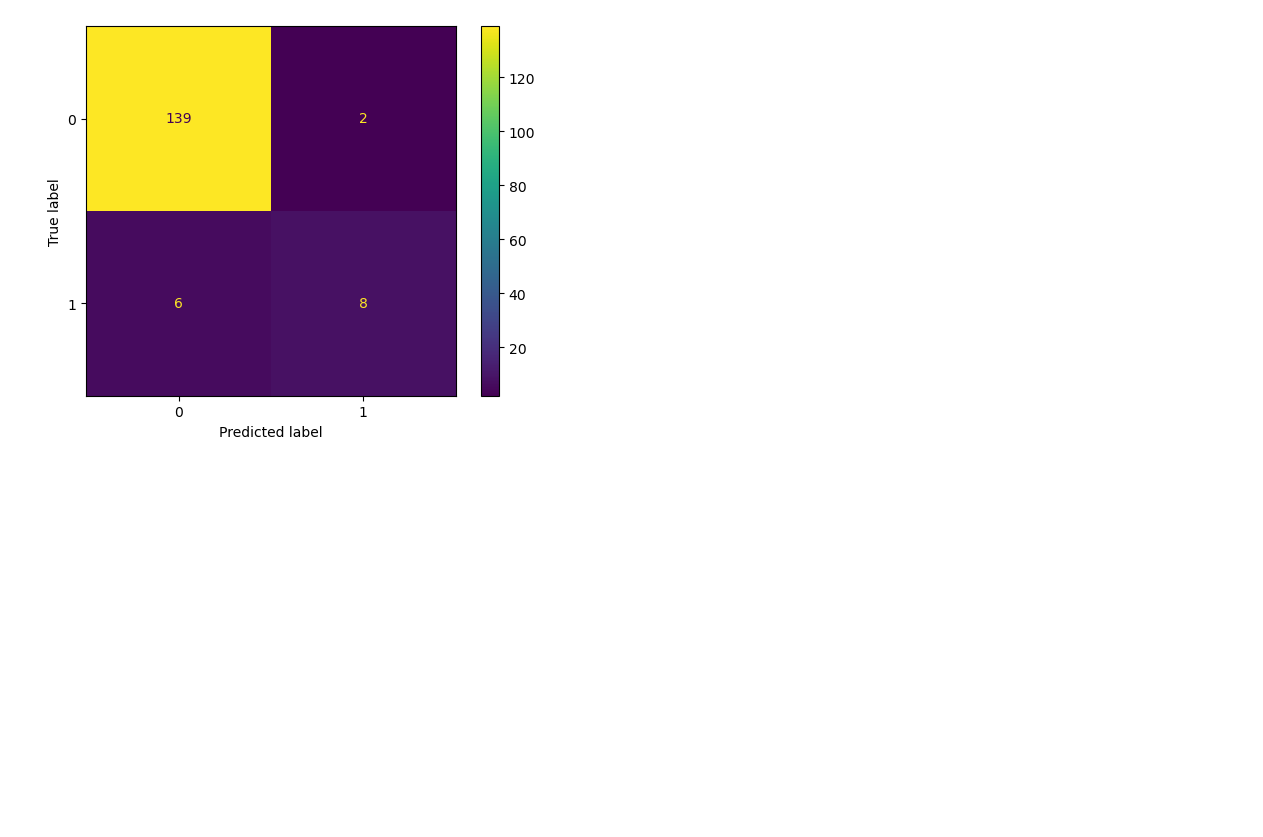
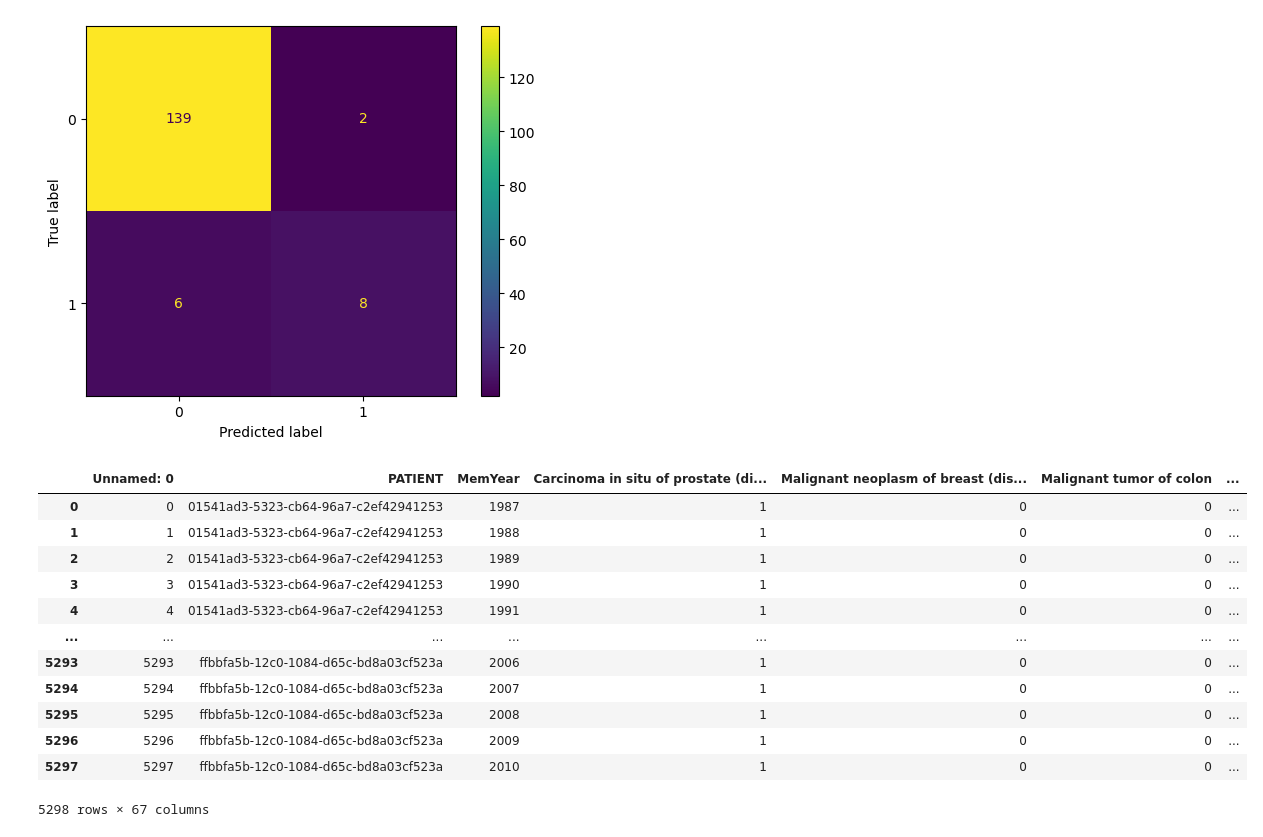
Before and after one commit to wanderer-yh/EHR---Team-6-Project, a Jupyter notebook: Eckstein_work_in_progress.ipynb, the cells around one changed output. Drawn from its saved outputs; the diff is of its cells as text; code cells hidden in the pictures; blank space fills up the shorter version.

```diff
--- a/Eckstein_work_in_progress.ipynb
+++ b/Eckstein_work_in_progress.ipynb
@@ -15,6 +15,7 @@ from sklearn.metrics import ConfusionMatrixDisplay
 from sklearn.ensemble import RandomForestClassifier, AdaBoostClassifier
 # %%
 projectdf = pd.read_csv('data/coherent-11-07-2022/csv/NewMemYear.csv')
+projectdf2 = pd.read_csv('data/coherent-11-07-2022/csv/NewMemYear.csv')
 conditionsdf = pd.read_csv('Conditions_ohc.csv')
 chemo_pats = pd.read_csv('chemo_pats.csv')
 # %%
@@ -85,3 +130,19 @@ _ = ConfusionMatrixDisplay.from_estimator(adagridcv.best_estimator_, X_train, Y_
 _ = ConfusionMatrixDisplay.from_estimator(adagridcv.best_estimator_, X_test, Y_test)
 # %% [output]
 [figure]
+# %%
+projectdf2
+# %% [output]
+|  | Unnamed: 0 | PATIENT | MemYear | Carcinoma in situ of prostate (di... | Malignant neoplasm of breast (dis... | Malignant tumor of colon | ... |
+| 0 | 0 | 01541ad3-5323-cb64-96a7-c2ef42941253 | 1987 | 1 | 0 | 0 | ... |
+| 1 | 1 | 01541ad3-5323-cb64-96a7-c2ef42941253 | 1988 | 1 | 0 | 0 | ... |
+| 2 | 2 | 01541ad3-5323-cb64-96a7-c2ef42941253 | 1989 | 1 | 0 | 0 | ... |
+| 3 | 3 | 01541ad3-5323-cb64-96a7-c2ef42941253 | 1990 | 1 | 0 | 0 | ... |
+| 4 | 4 | 01541ad3-5323-cb64-96a7-c2ef42941253 | 1991 | 1 | 0 | 0 | ... |
+| ... | ... | ... | ... | ... | ... | ... | ... |
+| 5293 | 5293 | ffbbfa5b-12c0-1084-d65c-bd8a03cf523a | 2006 | 1 | 0 | 0 | ... |
+| 5294 | 5294 | ffbbfa5b-12c0-1084-d65c-bd8a03cf523a | 2007 | 1 | 0 | 0 | ... |
+| 5295 | 5295 | ffbbfa5b-12c0-1084-d65c-bd8a03cf523a | 2008 | 1 | 0 | 0 | ... |
+| 5296 | 5296 | ffbbfa5b-12c0-1084-d65c-bd8a03cf523a | 2009 | 1 | 0 | 0 | ... |
+| 5297 | 5297 | ffbbfa5b-12c0-1084-d65c-bd8a03cf523a | 2010 | 1 | 0 | 0 | ... |
+5298 rows × 67 columns
```
Also changed, not shown: parts of 3 cells of this notebook.
